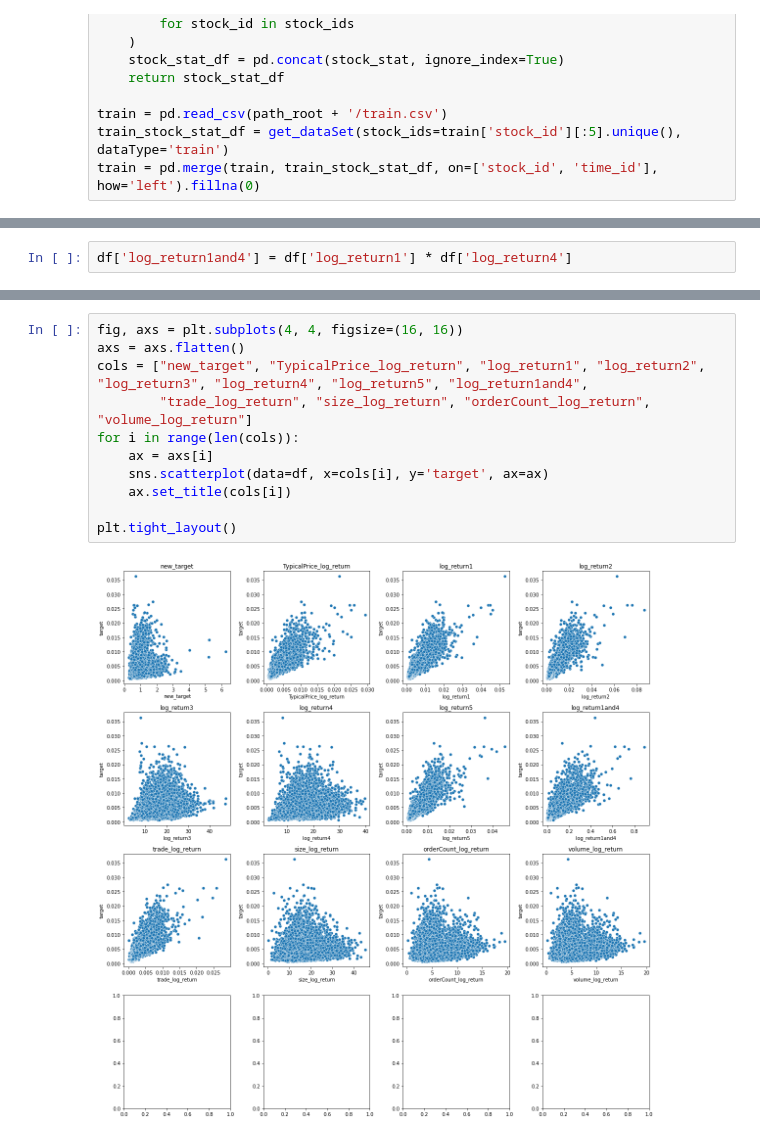
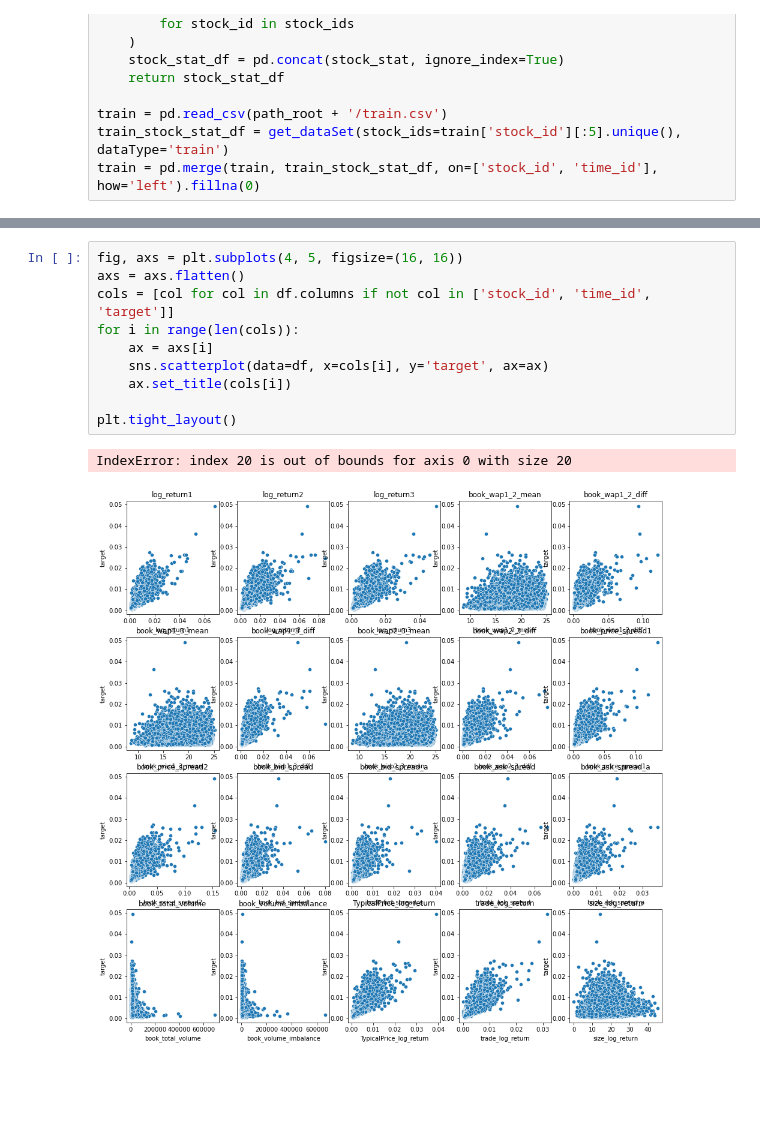
Before and after one commit to tsugumi-sys/kaggle-optiver, a Jupyter notebook: data-analysis/feature_engineering/feature_engineering.ipynb, the cells around one changed output, grey strips where cells are left out. Cells and saved outputs as stored; diff of their text form; blank space fills up the shorter version.

```diff
--- a/data-analysis/feature_engineering/feature_engineering.ipynb
+++ b/data-analysis/feature_engineering/feature_engineering.ipynb
@@ -151,2 +179,0 @@ df.head()
-# %%
-df['log_return1and4'] = df['log_return1'] * df['log_return4']
@@ -153,16 +193,16 @@ df['log_return1and4'] = df['log_return1'] * df['log_return4']
 # %%
-fig, axs = plt.subplots(4, 4, figsize=(16, 16))
+fig, axs = plt.subplots(4, 5, figsize=(16, 16))
 axs = axs.flatten()
-cols = ["new_target", "TypicalPrice_log_return", "log_return1", "log_return2", "log_return3", "log_return4", "log_return5", "log_return1and4",
-        "trade_log_return", "size_log_return", "orderCount_log_return", "volume_log_return"]
+cols = [col for col in df.columns if not col in ['stock_id', 'time_id', 'target']]
 for i in range(len(cols)):
     ax = axs[i]
     sns.scatterplot(data=df, x=cols[i], y='target', ax=ax)
     ax.set_title(cols[i])
 
 plt.tight_layout()
 # %% [output]
+IndexError: index 20 is out of bounds for axis 0 with size 20
-[figure, old version]
+[figure, new version]
 # %%
 fig, axs = plt.subplots(2, 4, figsize=(16, 16))
 axs = axs.flatten()
```
Also changed, not shown: parts of 4 cells of this notebook, 2 other files.
